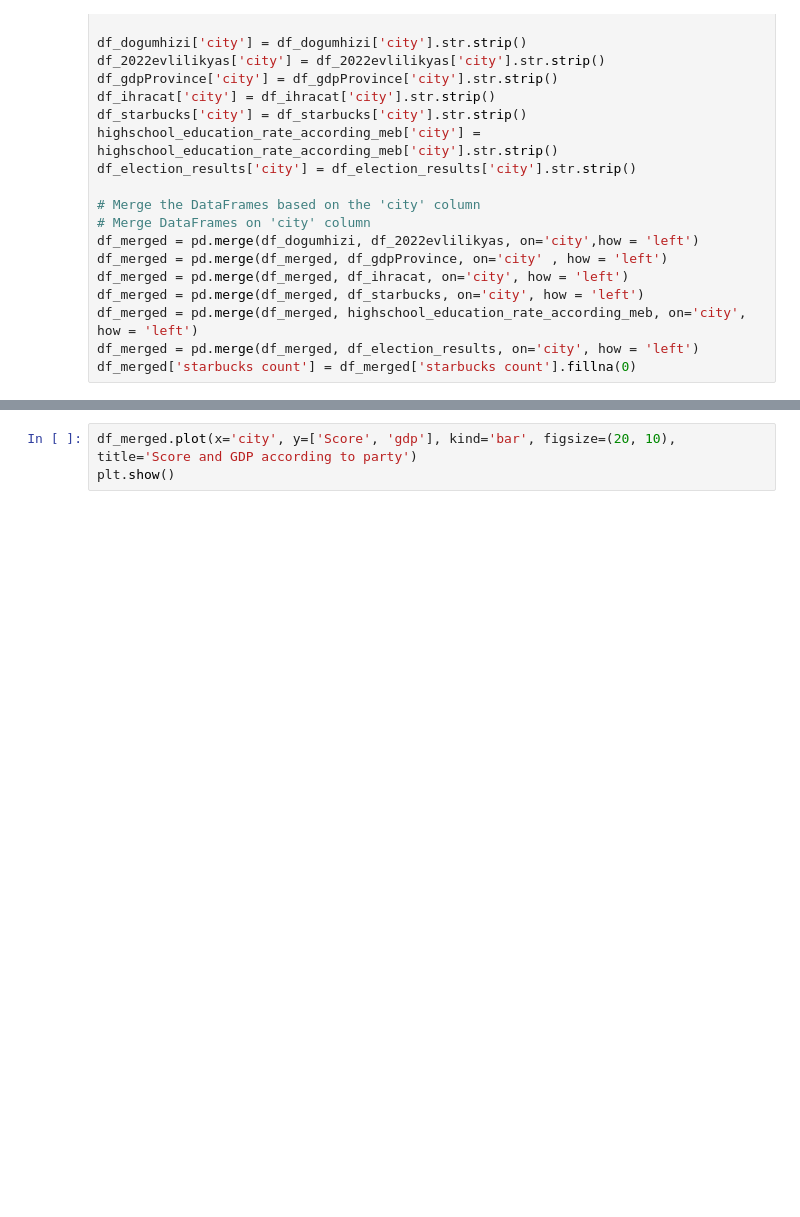
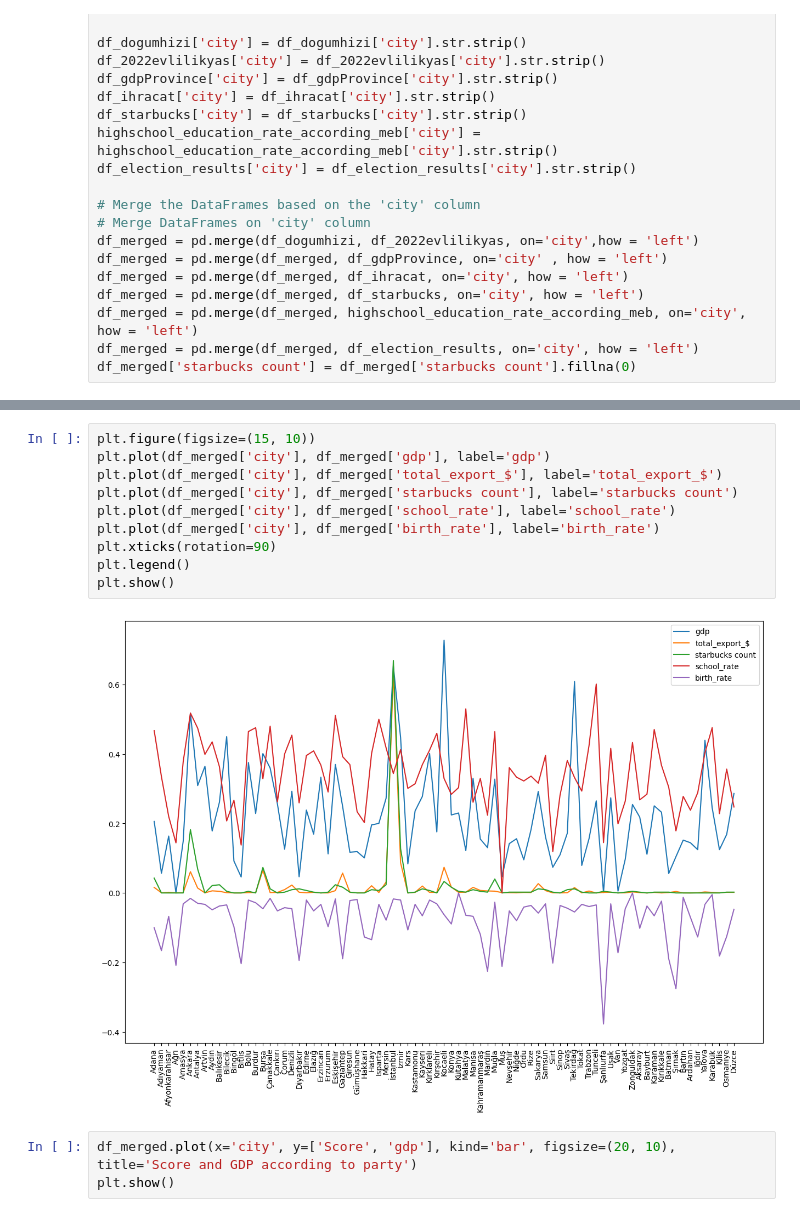
Before and after one commit to erennaltin/CS210-Project, a Jupyter notebook: scripts/data_vis.ipynb, the cells around one changed output, grey strips where cells are left out. Cells and saved outputs as stored; diff of their text form; blank space fills up the shorter version.

```diff
--- a/scripts/data_vis.ipynb
+++ b/scripts/data_vis.ipynb
@@ -109,6 +109,18 @@ corrs
 | starbucks count | 0.148201 | 0.184355 | 0.225981 | 0.476855 | 0.973199 | 1.000000 | ... |
 | school_rate | 0.616771 | 0.509322 | 0.606558 | 0.424800 | 0.049022 | 0.107573 | ... |
 | Score | 0.696828 | 0.758817 | 0.839359 | 0.770837 | 0.525855 | 0.568803 | ... |
+# %%
+plt.figure(figsize=(15, 10))
+plt.plot(df_merged['city'], df_merged['gdp'], label='gdp')
+plt.plot(df_merged['city'], df_merged['total_export_$'], label='total_export_$')
+plt.plot(df_merged['city'], df_merged['starbucks count'], label='starbucks count')
+plt.plot(df_merged['city'], df_merged['school_rate'], label='school_rate')
+plt.plot(df_merged['city'], df_merged['birth_rate'], label='birth_rate')
+plt.xticks(rotation=90)
+plt.legend()
+plt.show()
+# %% [output]
+[figure, added]
 # %%
 df_merged.plot(x='city', y=['Score', 'gdp'], kind='bar', figsize=(20, 10), title='Score and GDP according to party')
 plt.show()
```
Also changed, not shown: parts of 1 cell of this notebook.
